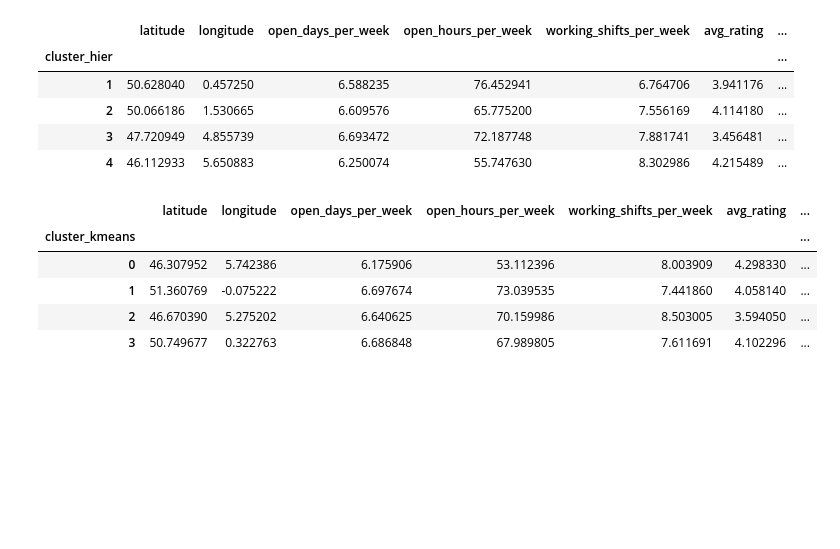
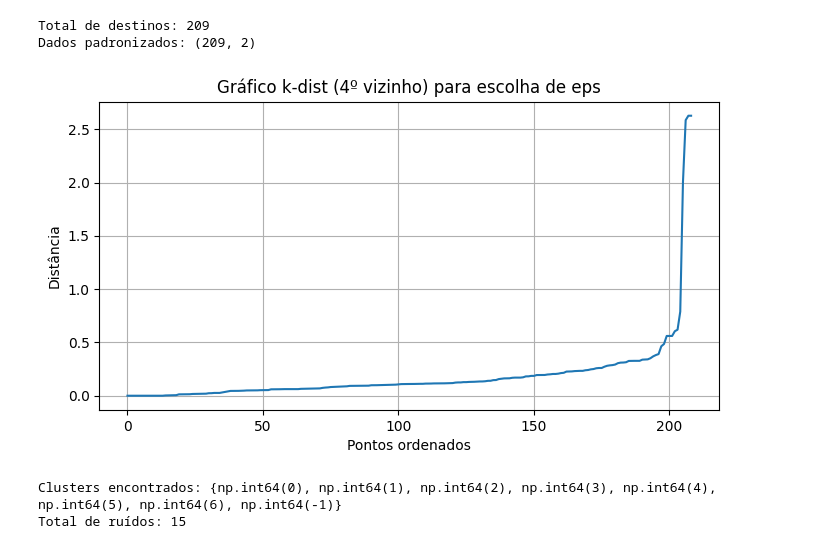
Before and after one commit to thiagorovari/Projeto2_CienciasDeDados, a Jupyter notebook: notebook3.ipynb, the cells around one changed output. Saved outputs shown, nothing was run; the diff lists cells and outputs as text; code cells hidden in the pictures; blank space fills up the shorter version.

Commit message:
Notebook3 dbscan

```diff
--- a/notebook3.ipynb
+++ b/notebook3.ipynb
@@ -112,20 +10,48 @@ Silhouette (KMeans): 0.19949172112253963
-# %%
-df_summary = df_sample.copy()
-df_summary['cluster_hier'] = labels_h
-df_summary['cluster_kmeans'] = labels_km
-
-display(df_summary.groupby('cluster_hier').mean())
-display(df_summary.groupby('cluster_kmeans').mean())
-# %% [output]
-|  | latitude | longitude | open_days_per_week | open_hours_per_week | working_shifts_per_week | avg_rating | ... |
-| cluster_hier |  |  |  |  |  |  | ... |
-| 1 | 50.628040 | 0.457250 | 6.588235 | 76.452941 | 6.764706 | 3.941176 | ... |
-| 2 | 50.066186 | 1.530665 | 6.609576 | 65.775200 | 7.556169 | 4.114180 | ... |
-| 3 | 47.720949 | 4.855739 | 6.693472 | 72.187748 | 7.881741 | 3.456481 | ... |
-| 4 | 46.112933 | 5.650883 | 6.250074 | 55.747630 | 8.302986 | 4.215489 | ... |
-|  | latitude | longitude | open_days_per_week | open_hours_per_week | working_shifts_per_week | avg_rating | ... |
-| cluster_kmeans |  |  |  |  |  |  | ... |
-| 0 | 46.307952 | 5.742386 | 6.175906 | 53.112396 | 8.003909 | 4.298330 | ... |
-| 1 | 51.360769 | -0.075222 | 6.697674 | 73.039535 | 7.441860 | 4.058140 | ... |
-| 2 | 46.670390 | 5.275202 | 6.640625 | 70.159986 | 8.503005 | 3.594050 | ... |
-| 3 | 50.749677 | 0.322763 | 6.686848 | 67.989805 | 7.611691 | 4.102296 | ... |
+# %%
+df = pd.read_csv("data/destinations.csv", encoding="ISO-8859-1")
+
+
+df_geo = df[["Latitude", "Longitude"]].dropna()
+
+print("Total de destinos:", len(df_geo))
+df_geo.head()
+
+scaler = StandardScaler()
+X_std = scaler.fit_transform(df_geo.values)
+
+print("Dados padronizados:", X_std.shape)
+# %% [output]
+Total de destinos: 209
+Dados padronizados: (209, 2)
+# %%
+from sklearn.neighbors import NearestNeighbors
+
+# Usar o 4º vizinho mais próximo (recomendado em DBSCAN)
+neighbors = NearestNeighbors(n_neighbors=4)
+neighbors_fit = neighbors.fit(X_std)
+distances, indices = neighbors_fit.kneighbors(X_std)
+
+# Ordenar as distâncias do 4º vizinho
+distances = np.sort(distances[:, 3])
+
+plt.figure(figsize=(8,4))
+plt.plot(distances)
+plt.title("Gráfico k-dist (4º vizinho) para escolha de eps")
+plt.xlabel("Pontos ordenados")
+plt.ylabel("Distância")
+plt.grid(True)
+plt.show()
+# %% [output]
+[figure, added]
+# %%
+eps_value = 0.35   # escolha após olhar o gráfico
+min_samples_value = 5
+
+db = DBSCAN(eps=eps_value, min_samples=min_samples_value)
+labels = db.fit_predict(X_std)
+
+print("Clusters encontrados:", set(labels))
+print("Total de ruídos:", list(labels).count(-1))
+# %% [output]
+Clusters encontrados: {np.int64(0), np.int64(1), np.int64(2), np.int64(3), np.int64(4), np.int64(5), np.int64(6), np.int64(-1)}
+Total de ruídos: 15
```
Also changed, not shown: parts of 6 cells of this notebook.
